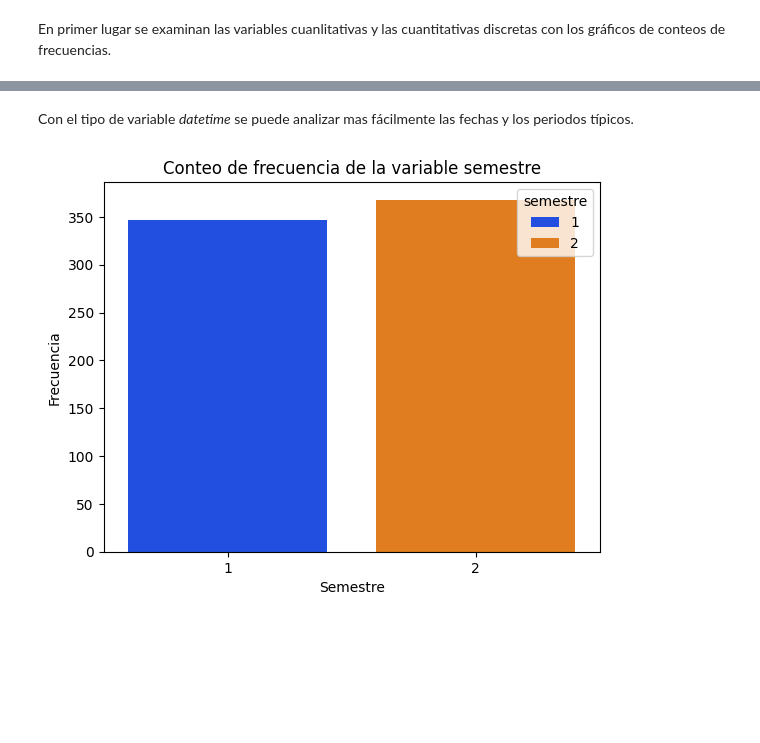
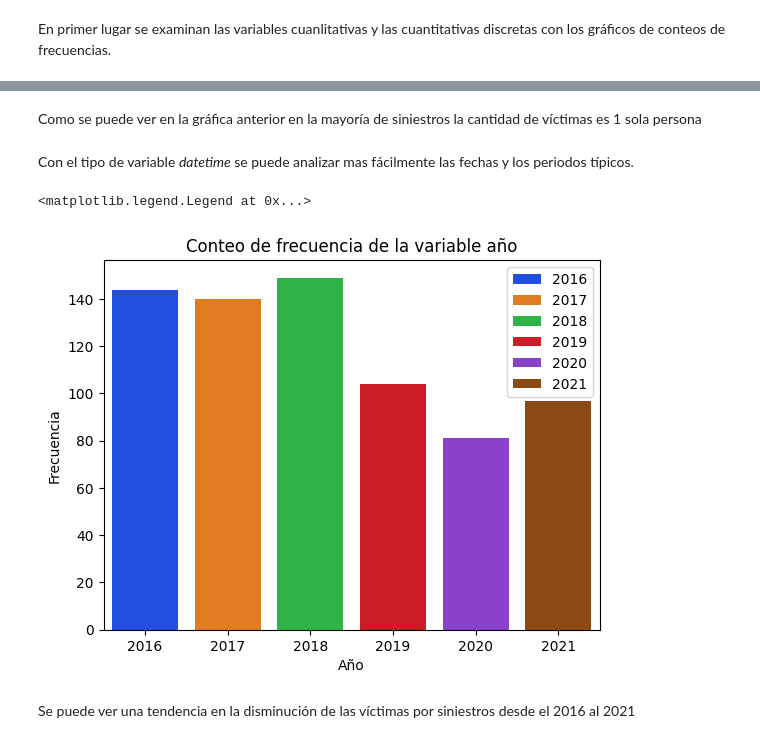
Before and after one commit to Juancito2085/PI_Data_Analyst, a Jupyter notebook: EDA.ipynb, the cells around one changed output, grey strips where cells are left out. Cells and saved outputs as stored; diff of their text form; code cells hidden in the pictures; blank space fills up the shorter version.

```diff
--- a/EDA.ipynb
+++ b/EDA.ipynb
@@ -46,3 +50,16 @@ grafico_frecuencias(df,'cant_victimas','Cantidad de victimas')
+# %% [markdown]
+Como se puede ver en la gráfica anterior en la mayoría de siniestros la cantidad de víctimas es 1 sola persona
 # %% [markdown]
 Con el tipo de variable *datetime* se puede analizar mas fácilmente las fechas y los periodos típicos.
+# %%
+ax=sns.countplot(data=df, x=df['fecha'].dt.year, hue=df['fecha'].dt.year, palette='bright')
+ax.set_title('Conteo de frecuencia de la variable año')
+ax.set_xlabel('Año')
+ax.set_ylabel('Frecuencia')
+ax.legend(loc='best')
+# %% [output]
+<matplotlib.legend.Legend at 0x...>
+[figure, added]
+# %% [markdown]
+Se puede ver una tendencia en la disminución de las víctimas por siniestros desde el 2016 al 2021
 # %%
@@ -49,5 +67 @@ Con el tipo de variable *datetime* se puede analizar mas fácilmente las fechas
 df['semestre'] = (df['fecha'].dt.month - 1) // 6 + 1
-# %%
-grafico_frecuencias(df,'semestre','Semestre')
-# %% [output]
-[figure, removed]
```
Also changed, not shown: parts of 23 cells of this notebook, 1 other file.
